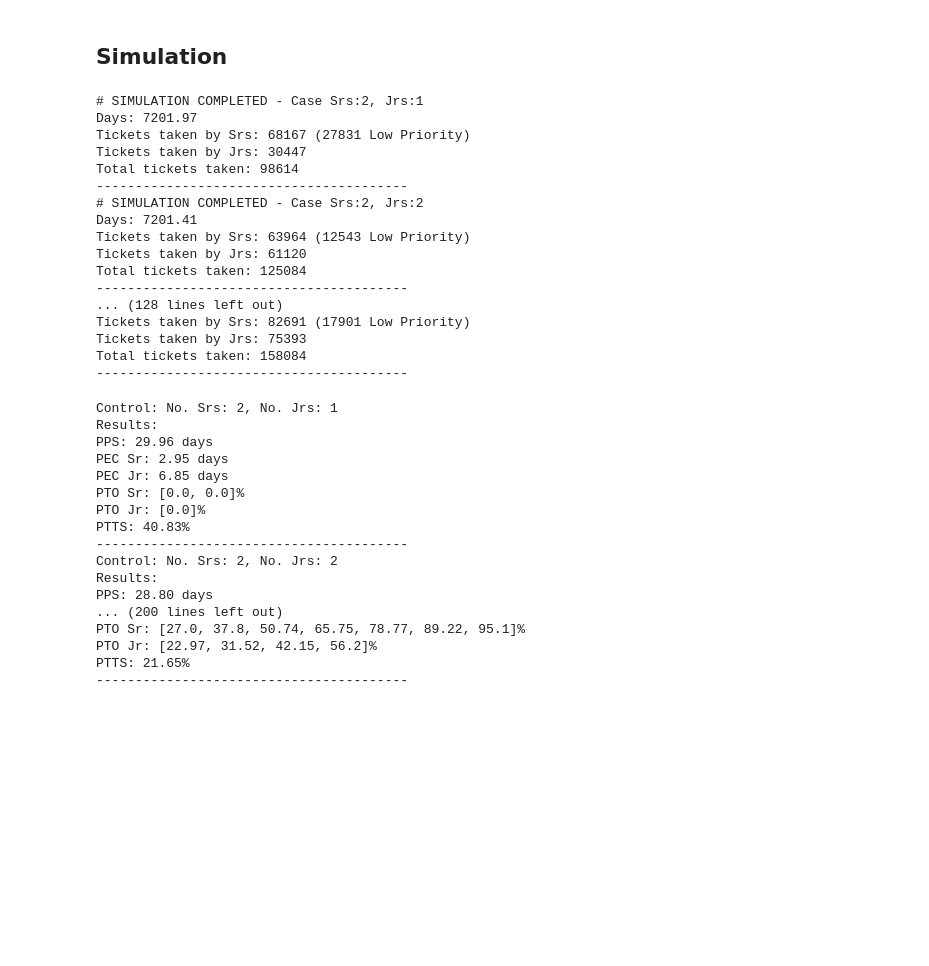
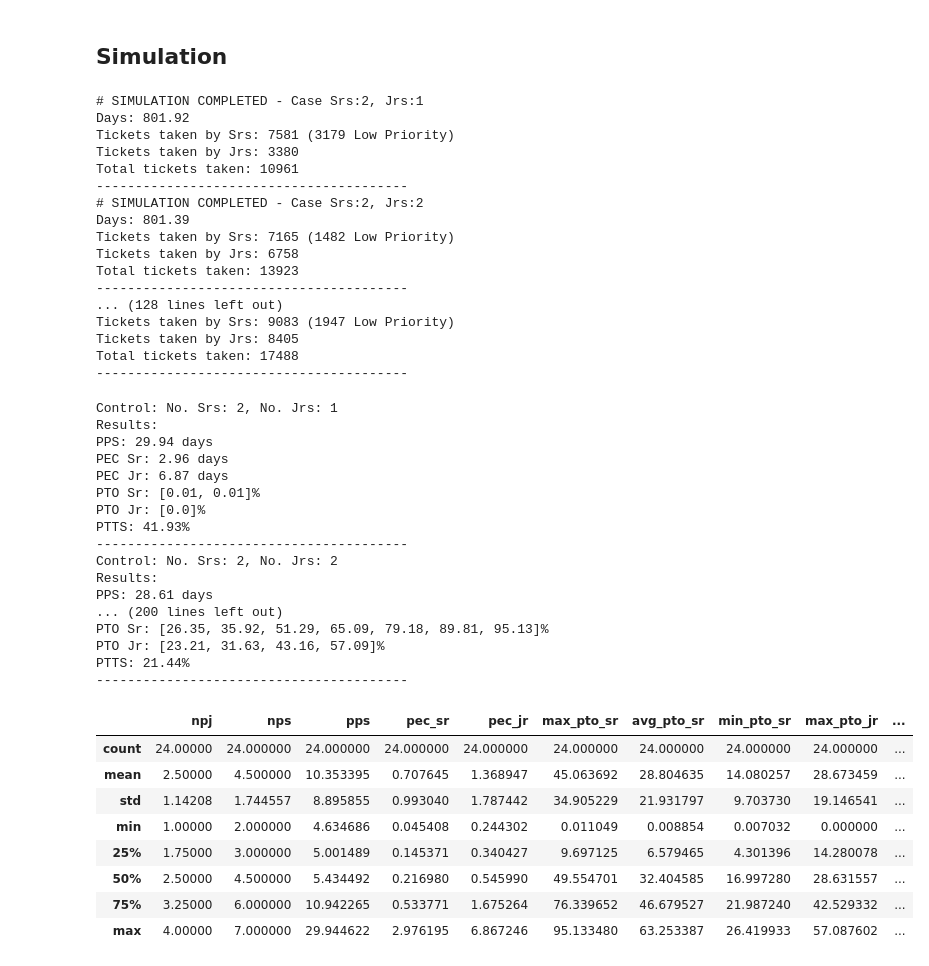
Before and after one commit to JuanCruzCaggiano/Simulacion-TP6, a Jupyter notebook: notebooks/simulation.ipynb, the cells around one changed output. Cells and saved outputs as stored; diff of their text form; code cells hidden in the pictures; blank space fills up the shorter version.

```diff
--- a/notebooks/simulation.ipynb
+++ b/notebooks/simulation.ipynb
@@ -364,27 +365,30 @@ controls = [ControlVector(nps=nps, npj=npj) for nps in range(2, 8) for npj in ra
 # %%
 simulation_results = []
 
+years = 10
+
 for control in controls:
-    tf = 60 * 24 * 30 * 12 * 20  # 10 years
+    # minutes per work hours, per work days, per work weeks, per work months, per years
+    tf = 60 * 8 * 5 * 4 * 12 * years
     results = simulate(control, tf)
     simulation_results.append((control, results))
 # %% [output]
 # SIMULATION COMPLETED - Case Srs:2, Jrs:1
-Days: 7201.97
-Tickets taken by Srs: 68167 (27831 Low Priority)
-Tickets taken by Jrs: 30447
-Total tickets taken: 98614
+Days: 801.92
+Tickets taken by Srs: 7581 (3179 Low Priority)
+Tickets taken by Jrs: 3380
+Total tickets taken: 10961
 ----------------------------------------
 # SIMULATION COMPLETED - Case Srs:2, Jrs:2
-Days: 7201.41
-Tickets taken by Srs: 63964 (12543 Low Priority)
-Tickets taken by Jrs: 61120
-Total tickets taken: 125084
+Days: 801.39
+Tickets taken by Srs: 7165 (1482 Low Priority)
+Tickets taken by Jrs: 6758
+Total tickets taken: 13923
 ----------------------------------------
 ... (128 lines left out)
-Tickets taken by Srs: 82691 (17901 Low Priority)
-Tickets taken by Jrs: 75393
-Total tickets taken: 158084
+Tickets taken by Srs: 9083 (1947 Low Priority)
+Tickets taken by Jrs: 8405
+Total tickets taken: 17488
 ----------------------------------------
 # %%
 for control, results in simulation_results:
@@ -400,18 +404,51 @@ for control, results in simulation_results:
 # %% [output]
 Control: No. Srs: 2, No. Jrs: 1
 Results:
-PPS: 29.96 days
-PEC Sr: 2.95 days
-PEC Jr: 6.85 days
-PTO Sr: [0.0, 0.0]%
+PPS: 29.94 days
+PEC Sr: 2.96 days
+PEC Jr: 6.87 days
+PTO Sr: [0.01, 0.01]%
 PTO Jr: [0.0]%
-PTTS: 40.83%
+PTTS: 41.93%
 ----------------------------------------
 Control: No. Srs: 2, No. Jrs: 2
 Results:
-PPS: 28.80 days
+PPS: 28.61 days
 ... (200 lines left out)
-PTO Sr: [27.0, 37.8, 50.74, 65.75, 78.77, 89.22, 95.1]%
-PTO Jr: [22.97, 31.52, 42.15, 56.2]%
-PTTS: 21.65%
+PTO Sr: [26.35, 35.92, 51.29, 65.09, 79.18, 89.81, 95.13]%
+PTO Jr: [23.21, 31.63, 43.16, 57.09]%
+PTTS: 21.44%
 ----------------------------------------
+# %%
+import pandas as pd
+
+results_df = pd.DataFrame([
+    {
+        'npj': control.npj,
+        'nps': control.nps,
+        'pps': results.pps,
+        'pec_sr': results.pec_sr,
+        'pec_jr': results.pec_jr,
+        'max_pto_sr': max(results.pto_sr),
+        'avg_pto_sr': sum(results.pto_sr) / len(results.pto_sr),
+        'min_pto_sr': min(results.pto_sr),
+        'max_pto_jr': max(results.pto_jr),
+        'avg_pto_jr': sum(results.pto_jr) / len(results.pto_jr),
+        'min_pto_jr': min(results.pto_jr),
+        'ptts': results.ptts
+    }
+    for control, results in simulation_results
+]
+)
+# %%
+results_df.describe()
+# %% [output]
+|  | npj | nps | pps | pec_sr | pec_jr | max_pto_sr | avg_pto_sr | min_pto_sr | max_pto_jr | ... |
+| count | 24.00000 | 24.000000 | 24.000000 | 24.000000 | 24.000000 | 24.000000 | 24.000000 | 24.000000 | 24.000000 | ... |
+| mean | 2.50000 | 4.500000 | 10.353395 | 0.707645 | 1.368947 | 45.063692 | 28.804635 | 14.080257 | 28.673459 | ... |
+| std | 1.14208 | 1.744557 | 8.895855 | 0.993040 | 1.787442 | 34.905229 | 21.931797 | 9.703730 | 19.146541 | ... |
+| min | 1.00000 | 2.000000 | 4.634686 | 0.045408 | 0.244302 | 0.011049 | 0.008854 | 0.007032 | 0.000000 | ... |
+| 25% | 1.75000 | 3.000000 | 5.001489 | 0.145371 | 0.340427 | 9.697125 | 6.579465 | 4.301396 | 14.280078 | ... |
+| 50% | 2.50000 | 4.500000 | 5.434492 | 0.216980 | 0.545990 | 49.554701 | 32.404585 | 16.997280 | 28.631557 | ... |
+| 75% | 3.25000 | 6.000000 | 10.942265 | 0.533771 | 1.675264 | 76.339652 | 46.679527 | 21.987240 | 42.529332 | ... |
+| max | 4.00000 | 7.000000 | 29.944622 | 2.976195 | 6.867246 | 95.133480 | 63.253387 | 26.419933 | 57.087602 | ... |
```
Also changed, not shown: parts of 5 cells of this notebook, 1 other file.
